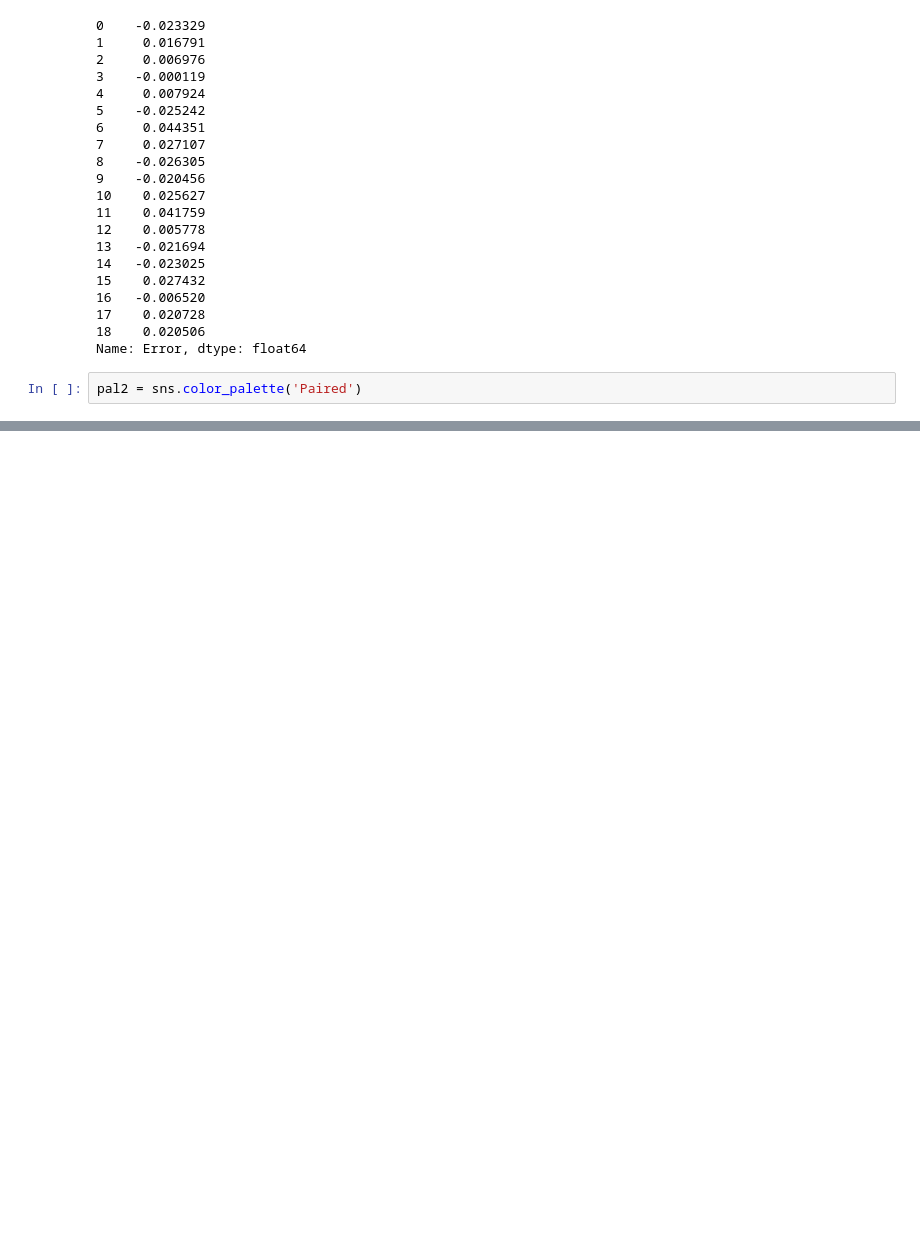
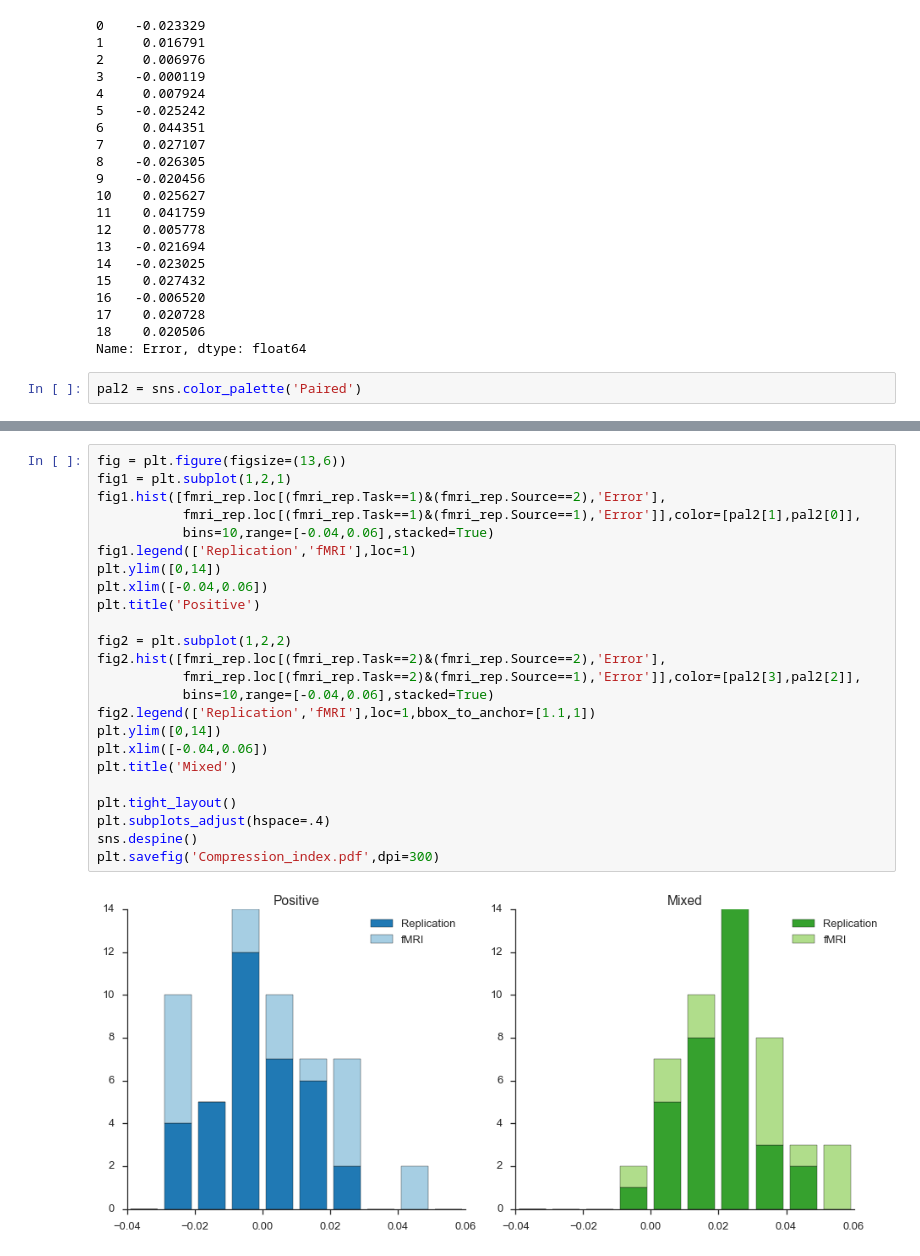
Before and after one commit to franink/Fractions, a Jupyter notebook: Data_Analyses/NLine_Behavioral.ipynb, the cells around one changed output, grey strips where cells are left out. Cells and saved outputs as stored; diff of their text form; blank space fills up the shorter version.

Commit message:
staked histogram

```diff
--- a/Data_Analyses/NLine_Behavioral.ipynb
+++ b/Data_Analyses/NLine_Behavioral.ipynb
@@ -2533,3 +2533,29 @@ sns.despine()
 plt.savefig('Compression_index.pdf',dpi=300)
 # %% [output]
 [figure]
+# %%
+fig = plt.figure(figsize=(13,6))
+fig1 = plt.subplot(1,2,1)
+fig1.hist([fmri_rep.loc[(fmri_rep.Task==1)&(fmri_rep.Source==2),'Error'],
+           fmri_rep.loc[(fmri_rep.Task==1)&(fmri_rep.Source==1),'Error']],color=[pal2[1],pal2[0]],
+           bins=10,range=[-0.04,0.06],stacked=True)
+fig1.legend(['Replication','fMRI'],loc=1)
+plt.ylim([0,14])
+plt.xlim([-0.04,0.06])
+plt.title('Positive')
+
+fig2 = plt.subplot(1,2,2)
+fig2.hist([fmri_rep.loc[(fmri_rep.Task==2)&(fmri_rep.Source==2),'Error'],
+           fmri_rep.loc[(fmri_rep.Task==2)&(fmri_rep.Source==1),'Error']],color=[pal2[3],pal2[2]],
+           bins=10,range=[-0.04,0.06],stacked=True)
+fig2.legend(['Replication','fMRI'],loc=1,bbox_to_anchor=[1.1,1])
+plt.ylim([0,14])
+plt.xlim([-0.04,0.06])
+plt.title('Mixed')
+
+plt.tight_layout()
+plt.subplots_adjust(hspace=.4)
+sns.despine()
+plt.savefig('Compression_index.pdf',dpi=300)
+# %% [output]
+[figure, added]
```
Also changed, not shown: parts of 1 cell of this notebook.
